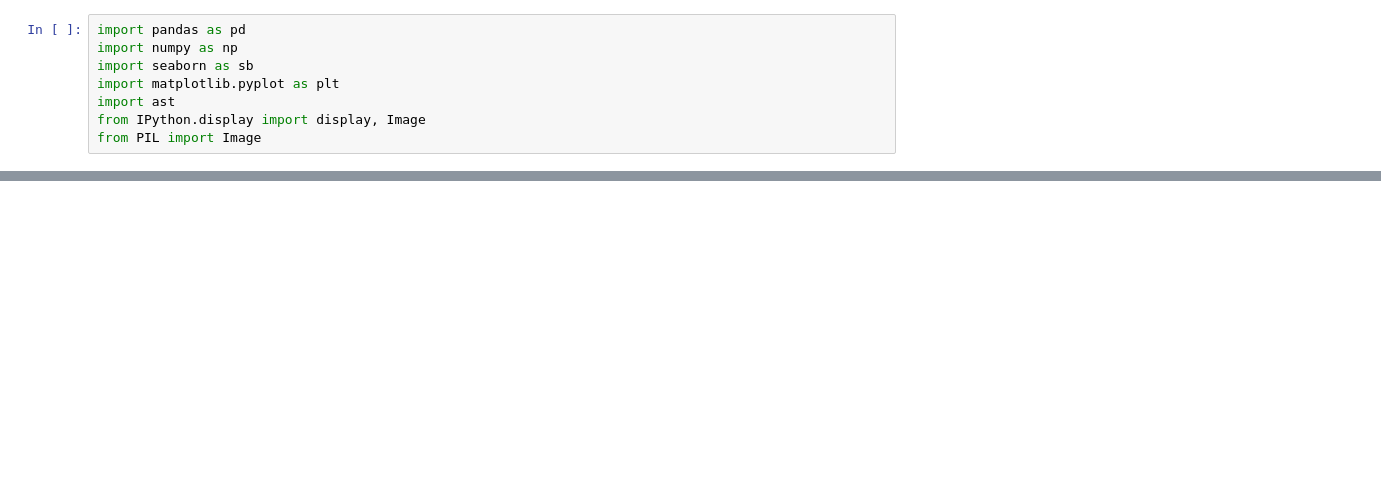
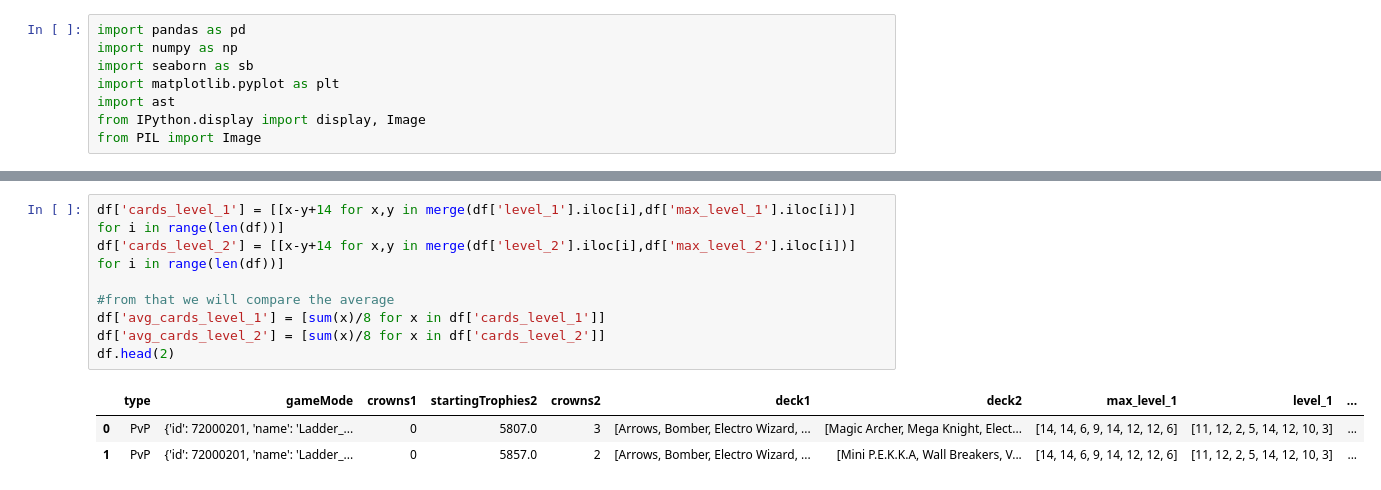
Before and after one commit to timtaifung/Clash-Royale-Analysis, a Jupyter notebook: Part 2 - Data Cleaning/Battle Cleaning.ipynb, the cells around one changed output, grey strips where cells are left out. Drawn from its saved outputs; the diff is of its cells as text; blank space fills up the shorter version.

```diff
--- a/Part 2 - Data Cleaning/Battle Cleaning.ipynb
+++ b/Part 2 - Data Cleaning/Battle Cleaning.ipynb
@@ -331,0 +75,12 @@ The most common card is Giant. The Giant has a Elixir Cost of 5
+# %%
+df['cards_level_1'] = [[x-y+14 for x,y in merge(df['level_1'].iloc[i],df['max_level_1'].iloc[i])] for i in range(len(df))]
+df['cards_level_2'] = [[x-y+14 for x,y in merge(df['level_2'].iloc[i],df['max_level_2'].iloc[i])] for i in range(len(df))]
+
+#from that we will compare the average
+df['avg_cards_level_1'] = [sum(x)/8 for x in df['cards_level_1']]
+df['avg_cards_level_2'] = [sum(x)/8 for x in df['cards_level_2']]
+df.head(2)
+# %% [output]
+|  | type | gameMode | crowns1 | startingTrophies2 | crowns2 | deck1 | deck2 | max_level_1 | level_1 | ... |
+| 0 | PvP | {'id': 72000201, 'name': 'Ladder_... | 0 | 5807.0 | 3 | [Arrows, Bomber, Electro Wizard, ... | [Magic Archer, Mega Knight, Elect... | [14, 14, 6, 9, 14, 12, 12, 6] | [11, 12, 2, 5, 14, 12, 10, 3] | ... |
+| 1 | PvP | {'id': 72000201, 'name': 'Ladder_... | 0 | 5857.0 | 2 | [Arrows, Bomber, Electro Wizard, ... | [Mini P.E.K.K.A, Wall Breakers, V... | [14, 14, 6, 9, 14, 12, 12, 6] | [11, 12, 2, 5, 14, 12, 10, 3] | ... |
```
Also changed, not shown: parts of 47 cells of this notebook, 20 other files.
